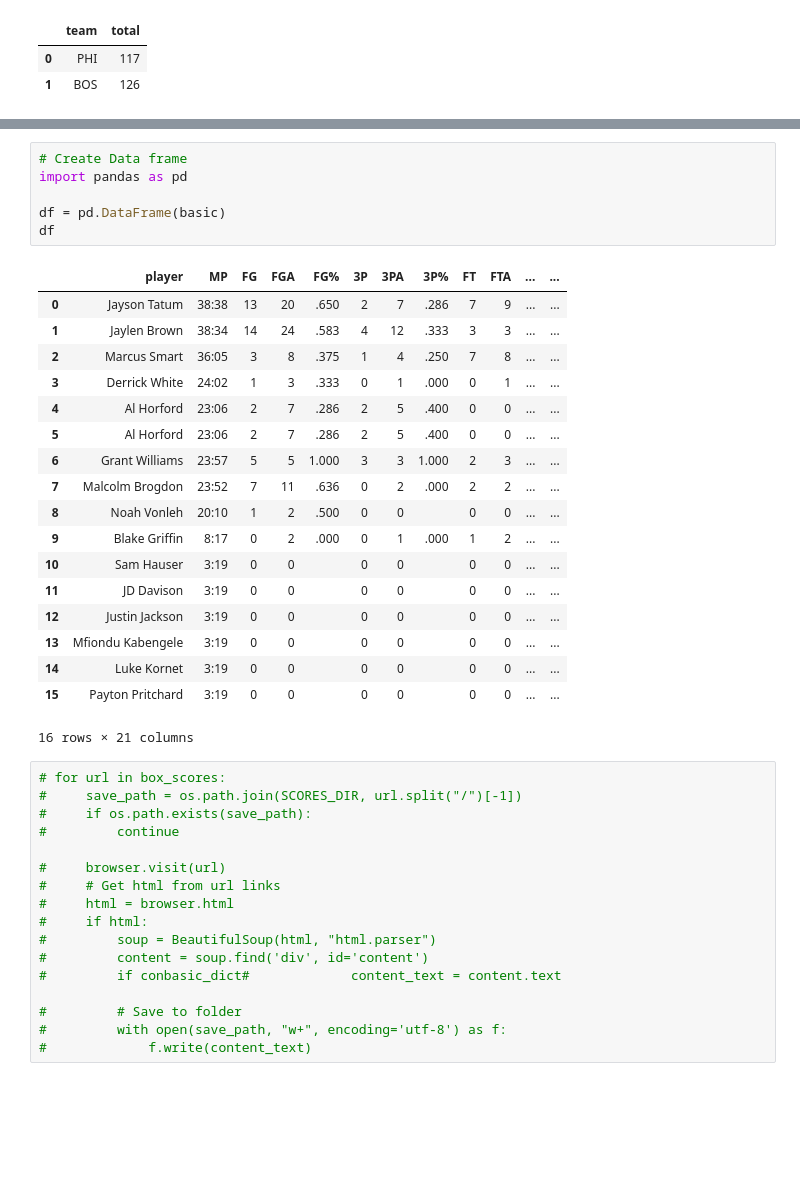
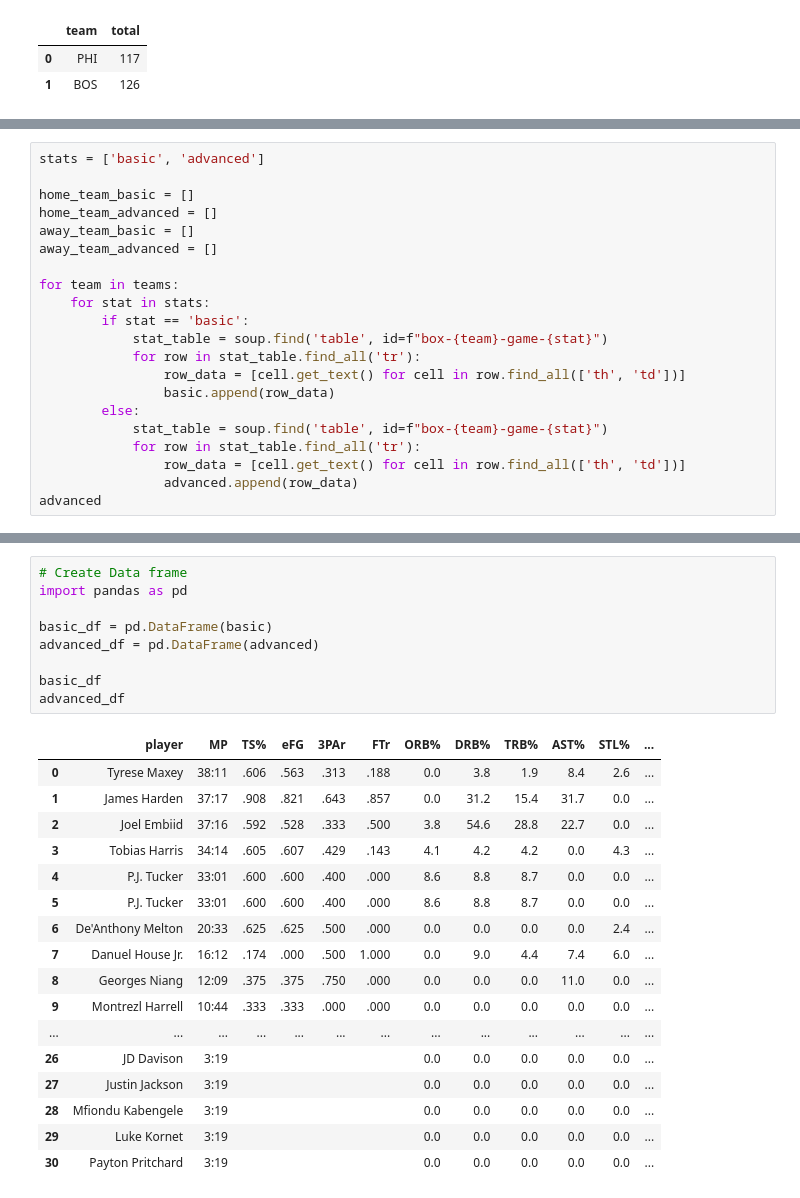
Before and after one commit to VincentGordon-Data-Analyst/NBA_Final_Score_Predictions, a Jupyter notebook: final_score_scrape.ipynb, the cells around one changed output, grey strips where cells are left out. Drawn from its saved outputs; the diff is of its cells as text; blank space fills up the shorter version.

Commit message:
Found better way to grab table stats

```diff
--- a/final_score_scrape.ipynb
+++ b/final_score_scrape.ipynb
@@ -91,0 +95,21 @@ for i in range(len(line_score)):
+# %%
+stats = ['basic', 'advanced']
+
+home_team_basic = []
+home_team_advanced = []
+away_team_basic = []
+away_team_advanced = []
+
+for team in teams:
+    for stat in stats:
+        if stat == 'basic':
+            stat_table = soup.find('table', id=f"box-{team}-game-{stat}")
+            for row in stat_table.find_all('tr'):
+                row_data = [cell.get_text() for cell in row.find_all(['th', 'td'])]
+                basic.append(row_data)
+        else:
+            stat_table = soup.find('table', id=f"box-{team}-game-{stat}")
+            for row in stat_table.find_all('tr'):
+                row_data = [cell.get_text() for cell in row.find_all(['th', 'td'])]
+                advanced.append(row_data)
+advanced
@@ -170,42 +318,27 @@ for team in teams:
 # %%
 # Create Data frame
 import pandas as pd
 
-df = pd.DataFrame(basic)
-df
+basic_df = pd.DataFrame(basic)
+advanced_df = pd.DataFrame(advanced)
+
+basic_df
+advanced_df
 # %% [output]
-|  | player | MP | FG | FGA | FG% | 3P | 3PA | 3P% | FT | FTA | ... | ... |
-| 0 | Jayson Tatum | 38:38 | 13 | 20 | .650 | 2 | 7 | .286 | 7 | 9 | ... | ... |
-| 1 | Jaylen Brown | 38:34 | 14 | 24 | .583 | 4 | 12 | .333 | 3 | 3 | ... | ... |
-| 2 | Marcus Smart | 36:05 | 3 | 8 | .375 | 1 | 4 | .250 | 7 | 8 | ... | ... |
-| 3 | Derrick White | 24:02 | 1 | 3 | .333 | 0 | 1 | .000 | 0 | 1 | ... | ... |
-| 4 | Al Horford | 23:06 | 2 | 7 | .286 | 2 | 5 | .400 | 0 | 0 | ... | ... |
-| 5 | Al Horford | 23:06 | 2 | 7 | .286 | 2 | 5 | .400 | 0 | 0 | ... | ... |
-| 6 | Grant Williams | 23:57 | 5 | 5 | 1.000 | 3 | 3 | 1.000 | 2 | 3 | ... | ... |
-| 7 | Malcolm Brogdon | 23:52 | 7 | 11 | .636 | 0 | 2 | .000 | 2 | 2 | ... | ... |
-| 8 | Noah Vonleh | 20:10 | 1 | 2 | .500 | 0 | 0 |  | 0 | 0 | ... | ... |
-| 9 | Blake Griffin | 8:17 | 0 | 2 | .000 | 0 | 1 | .000 | 1 | 2 | ... | ... |
-| 10 | Sam Hauser | 3:19 | 0 | 0 |  | 0 | 0 |  | 0 | 0 | ... | ... |
-| 11 | JD Davison | 3:19 | 0 | 0 |  | 0 | 0 |  | 0 | 0 | ... | ... |
-| 12 | Justin Jackson | 3:19 | 0 | 0 |  | 0 | 0 |  | 0 | 0 | ... | ... |
-| 13 | Mfiondu Kabengele | 3:19 | 0 | 0 |  | 0 | 0 |  | 0 | 0 | ... | ... |
-| 14 | Luke Kornet | 3:19 | 0 | 0 |  | 0 | 0 |  | 0 | 0 | ... | ... |
-| 15 | Payton Pritchard | 3:19 | 0 | 0 |  | 0 | 0 |  | 0 | 0 | ... | ... |
+|  | player | MP | TS% | eFG | 3PAr | FTr | ORB% | DRB% | TRB% | AST% | STL% | ... |
+| 0 | Tyrese Maxey | 38:11 | .606 | .563 | .313 | .188 | 0.0 | 3.8 | 1.9 | 8.4 | 2.6 | ... |
+| 1 | James Harden | 37:17 | .908 | .821 | .643 | .857 | 0.0 | 31.2 | 15.4 | 31.7 | 0.0 | ... |
+| 2 | Joel Embiid | 37:16 | .592 | .528 | .333 | .500 | 3.8 | 54.6 | 28.8 | 22.7 | 0.0 | ... |
+| 3 | Tobias Harris | 34:14 | .605 | .607 | .429 | .143 | 4.1 | 4.2 | 4.2 | 0.0 | 4.3 | ... |
+| 4 | P.J. Tucker | 33:01 | .600 | .600 | .400 | .000 | 8.6 | 8.8 | 8.7 | 0.0 | 0.0 | ... |
+| 5 | P.J. Tucker | 33:01 | .600 | .600 | .400 | .000 | 8.6 | 8.8 | 8.7 | 0.0 | 0.0 | ... |
+| 6 | De'Anthony Melton | 20:33 | .625 | .625 | .500 | .000 | 0.0 | 0.0 | 0.0 | 0.0 | 2.4 | ... |
+| 7 | Danuel House Jr. | 16:12 | .174 | .000 | .500 | 1.000 | 0.0 | 9.0 | 4.4 | 7.4 | 6.0 | ... |
+| 8 | Georges Niang | 12:09 | .375 | .375 | .750 | .000 | 0.0 | 0.0 | 0.0 | 11.0 | 0.0 | ... |
+| 9 | Montrezl Harrell | 10:44 | .333 | .333 | .000 | .000 | 0.0 | 0.0 | 0.0 | 0.0 | 0.0 | ... |
+| ... | ... | ... | ... | ... | ... | ... | ... | ... | ... | ... | ... | ... |
+| 26 | JD Davison | 3:19 |  |  |  |  | 0.0 | 0.0 | 0.0 | 0.0 | 0.0 | ... |
+| 27 | Justin Jackson | 3:19 |  |  |  |  | 0.0 | 0.0 | 0.0 | 0.0 | 0.0 | ... |
+| 28 | Mfiondu Kabengele | 3:19 |  |  |  |  | 0.0 | 0.0 | 0.0 | 0.0 | 0.0 | ... |
+| 29 | Luke Kornet | 3:19 |  |  |  |  | 0.0 | 0.0 | 0.0 | 0.0 | 0.0 | ... |
+| 30 | Payton Pritchard | 3:19 |  |  |  |  | 0.0 | 0.0 | 0.0 | 0.0 | 0.0 | ... |
-16 rows × 21 columns
-# %%
-# for url in box_scores:
-#     save_path = os.path.join(SCORES_DIR, url.split("/")[-1])
-#     if os.path.exists(save_path):
-#         continue
-
-#     browser.visit(url)
-#     # Get html from url links
-#     html = browser.html
-#     if html:
-#         soup = BeautifulSoup(html, "html.parser")
-#         content = soup.find('div', id='content')
-#         if conbasic_dict#             content_text = content.text
-
-#         # Save to folder
-#         with open(save_path, "w+", encoding='utf-8') as f:
-#             f.write(content_text)
```
Also changed, not shown: parts of 9 cells of this notebook.
